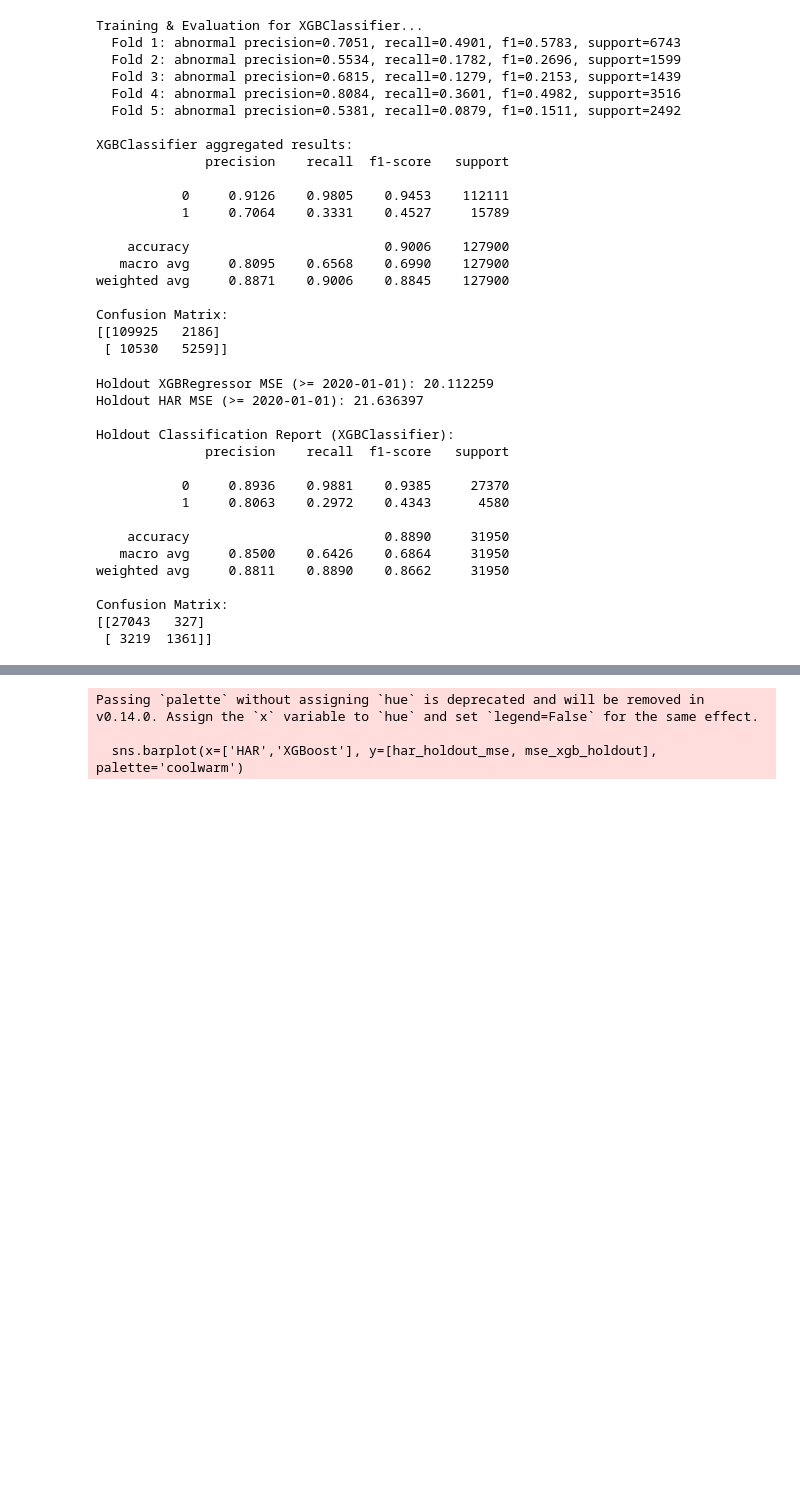
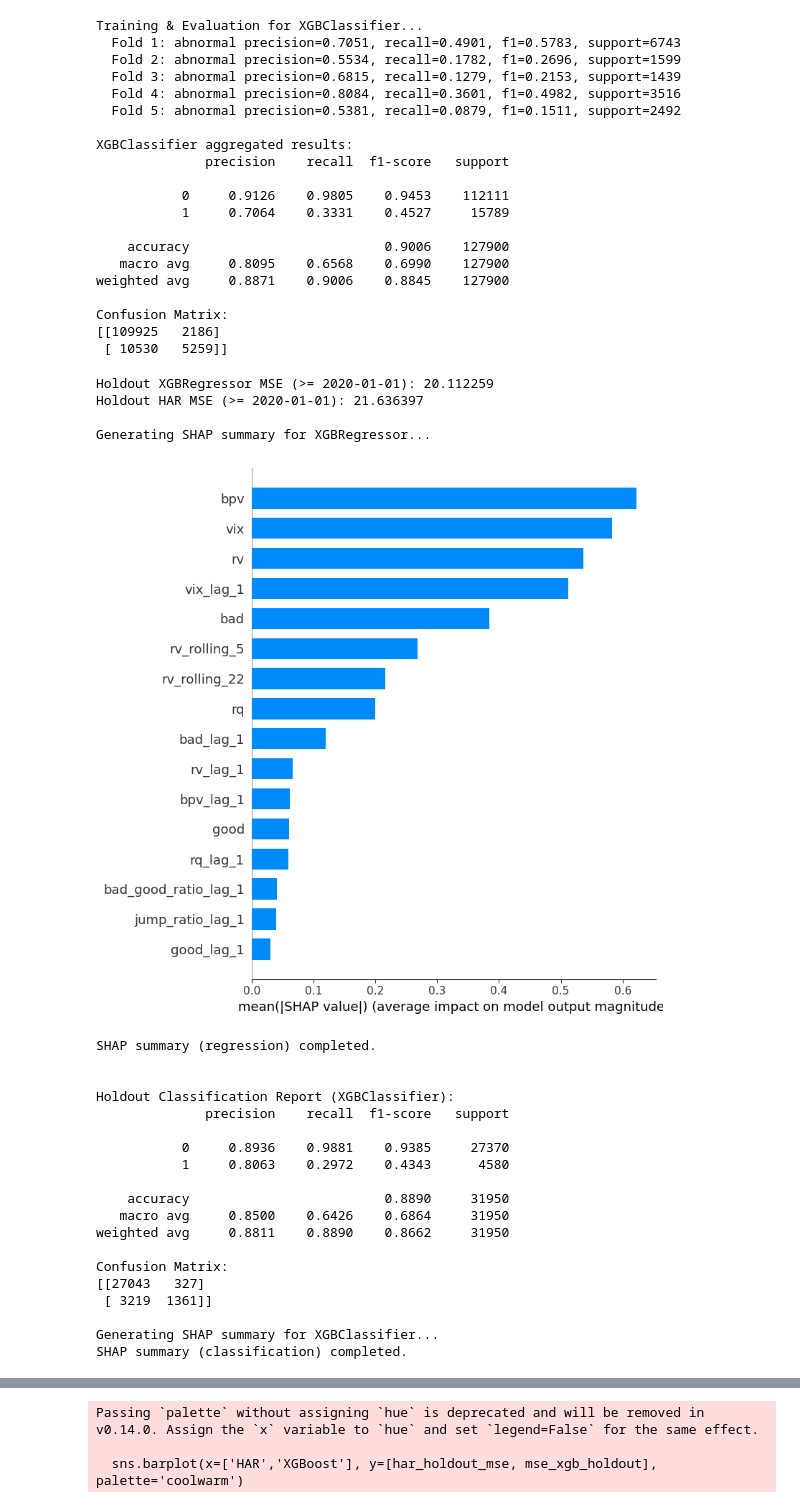
Before and after one commit to samfan-27/MLProject, a Jupyter notebook: notebooks/03_baseline_model.ipynb, the cells around one changed output, grey strips where cells are left out. Cells and saved outputs as stored; diff of their text form; code cells hidden in the pictures; blank space fills up the shorter version.

Commit message:
update shap

```diff
--- a/notebooks/03_baseline_model.ipynb
+++ b/notebooks/03_baseline_model.ipynb
@@ -449,6 +449,7 @@ Confusion Matrix:
  [ 10530   5259]]
 # %%
 # Final holdout training for reporting & SHAP
+import shap
 
 dates_reg = df_reg.index.get_level_values('Date')
 train_mask_reg = dates_reg < split_date
@@ -473,43 +474,65 @@ har_holdout_mse = mean_squared_error(
 )
 print(f"Holdout HAR MSE (>= {split_date.date()}): {har_holdout_mse:.6f}")
 
+#SHAP for regression
+print("\nGenerating SHAP summary for XGBRegressor...")
+explainer_reg = shap.TreeExplainer(xgb_reg_final)
+shap_values_reg = explainer_reg.shap_values(X_test_reg_final)
+shap.summary_plot(shap_values_reg, X_test_reg_final, plot_type="bar")
+print("SHAP summary (regression) completed.\n")
+
 # Classification final model
 dates_cls = df_cls.index.get_level_values('Date')
 train_mask_cls = dates_cls < split_date
 test_mask_cls = dates_cls >= split_date
 
 X_train_cls_final, X_test_cls_final = X_cls.loc[train_mask_cls], X_cls.loc[test_mask_cls]
 y_train_cls_final, y_test_cls_final = y_cls.loc[train_mask_cls], y_cls.loc[test_mask_cls]
 
 xgb_cls_final = XGBClassifier(**xgb_cls_params)
 xgb_cls_final.fit(X_train_cls_final, y_train_cls_final)
 
 y_pred_cls_final = xgb_cls_final.predict(X_test_cls_final)
 print("\nHoldout Classification Report (XGBClassifier):")
 print(classification_report(y_test_cls_final, y_pred_cls_final, digits=4))
 cm_holdout = confusion_matrix(y_test_cls_final, y_pred_cls_final)
 print("Confusion Matrix:")
 print(cm_holdout)
 
 df_cls.loc[X_test_cls_final.index, 'xgb_pred_holdout'] = y_pred_cls_final
 
+#SHAP for classification
+print("\nGenerating SHAP summary for XGBClassifier...")
+explainer_cls = shap.TreeExplainer(xgb_cls_final)
+shap_values_cls = explainer_cls.shap_values(X_test_cls_final)
+shap.summary_plot(shap_values_cls, X_test_cls_final, plot_type="bar", show=False)
+print("SHAP summary (classification) completed.\n")
+
 # sync predictions back to master frame for inspection
 df_ml.loc[df_reg.index, 'xgb_pred_holdout_reg'] = df_reg['xgb_pred_holdout']
 df_ml.loc[df_cls.index, 'xgb_pred_holdout_cls'] = df_cls['xgb_pred_holdout']
 # %% [output]
 Holdout XGBRegressor MSE (>= 2020-01-01): 20.112259
 Holdout HAR MSE (>= 2020-01-01): 21.636397
 
-Holdout Classification Report (XGBClassifier):
-              precision    recall  f1-score   support
-
-           0     0.8936    0.9881    0.9385     27370
-           1     0.8063    0.2972    0.4343      4580
-
-    accuracy                         0.8890     31950
-   macro avg     0.8500    0.6426    0.6864     31950
-weighted avg     0.8811    0.8890    0.8662     31950
-
-Confusion Matrix:
-[[27043   327]
- [ 3219  1361]]
+Generating SHAP summary for XGBRegressor...
+[figure, added]
+SHAP summary (regression) completed.
+
+
+Holdout Classification Report (XGBClassifier):
+              precision    recall  f1-score   support
+
+           0     0.8936    0.9881    0.9385     27370
+           1     0.8063    0.2972    0.4343      4580
+
+    accuracy                         0.8890     31950
+   macro avg     0.8500    0.6426    0.6864     31950
+weighted avg     0.8811    0.8890    0.8662     31950
+
+Confusion Matrix:
+[[27043   327]
+ [ 3219  1361]]
+
+Generating SHAP summary for XGBClassifier...
+SHAP summary (classification) completed.
```
Also changed, not shown: parts of 1 cell of this notebook.
